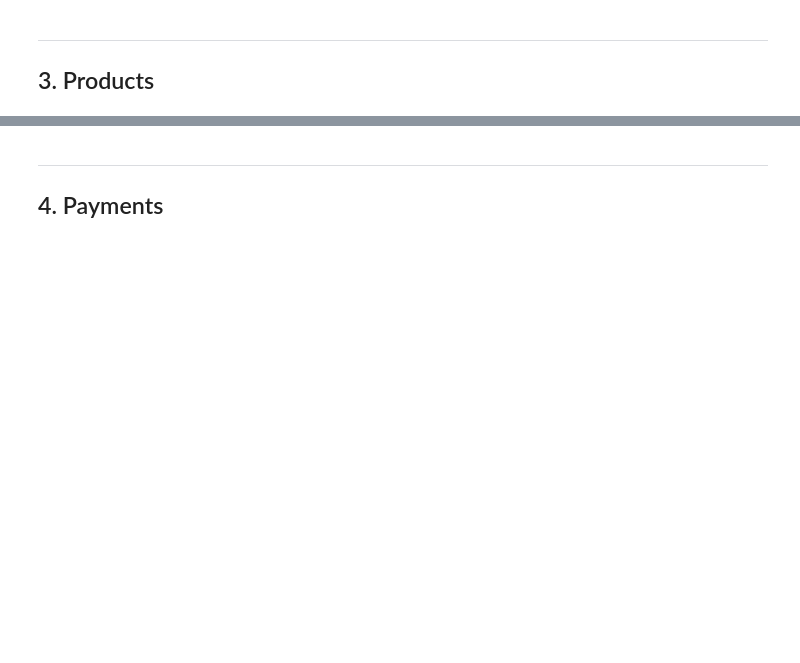
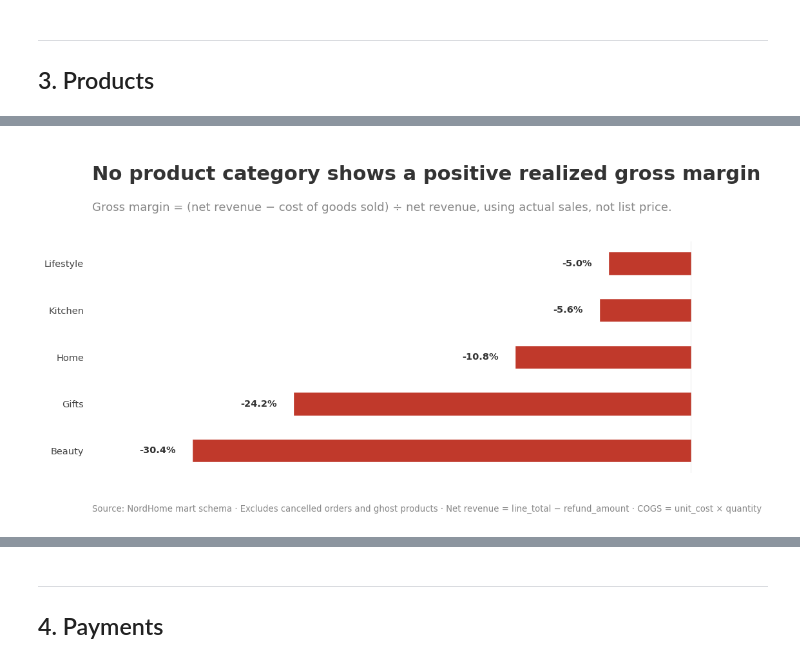
Before and after one commit to eileenheyer-cyber/nordhome_retail_analytics, a Jupyter notebook: 04_EDA/nordhome_eda.ipynb, the cells around one changed output, grey strips where cells are left out. Drawn from its saved outputs; the diff is of its cells as text; code cells hidden in the pictures; blank space fills up the shorter version.

```diff
--- a/04_EDA/nordhome_eda.ipynb
+++ b/04_EDA/nordhome_eda.ipynb
@@ -2663,0 +2555,89 @@ Lifestyle          147.68          63.11             84.57           55.46
+# %%
+import importlib
+import base_style
+importlib.reload(base_style)
+from base_style import GREY_TEXT, NEGATIVE
+
+df_margin = pd.read_sql("""
+    WITH revenue AS (
+        SELECT
+            dp.category,
+            SUM(foi.line_total)              AS gross_line_revenue,
+            SUM(dp.unit_cost * foi.quantity) AS cost_of_goods_sold
+        FROM mart.fact_order_items foi
+        JOIN mart.dim_product dp ON foi.product_key = dp.product_key
+        WHERE foi.order_status NOT IN ('Cancelled')
+          AND foi.ghost_product_flag = false
+          AND dp.category != 'Unknown'
+          AND dp.unit_cost IS NOT NULL
+        GROUP BY dp.category
+    ),
+    refunds AS (
+        SELECT
+            dp.category,
+            SUM(fr.refund_amount) AS total_refunds
+        FROM mart.fact_returns fr
+        JOIN mart.dim_product dp ON fr.product_key = dp.product_key
+        WHERE fr.ghost_product_flag = false
+          AND dp.category != 'Unknown'
+        GROUP BY dp.category
+    )
+    SELECT
+        r.category,
+        ROUND(r.gross_line_revenue::numeric, 2)                                                         AS gross_revenue,
+        ROUND(COALESCE(f.total_refunds, 0)::numeric, 2)                                                 AS total_refunds,
+        ROUND((r.gross_line_revenue - COALESCE(f.total_refunds, 0))::numeric, 2)                        AS net_revenue,
+        ROUND(r.cost_of_goods_sold::numeric, 2)                                                         AS cost_of_goods_sold,
+        ROUND((r.gross_line_revenue - COALESCE(f.total_refunds, 0) - r.cost_of_goods_sold)::numeric, 2) AS gross_profit,
+        ROUND(
+            (r.gross_line_revenue - COALESCE(f.total_refunds, 0) - r.cost_of_goods_sold)
+            / NULLIF(r.gross_line_revenue - COALESCE(f.total_refunds, 0), 0) * 100
+        ::numeric, 2) AS gross_margin_pct
+    FROM revenue r
+    LEFT JOIN refunds f ON r.category = f.category
+    ORDER BY gross_margin_pct ASC
+""", engine)
+
+fig, ax = plt.subplots(figsize=(10, 6))
+fig.subplots_adjust(left=0.05, right=0.98, top=0.72, bottom=0.12)
+
+n = len(df_margin)
+
+ax_title = fig.add_axes([0.05, 0.78, 0.90, 0.18])
+ax_title.axis("off")
+
+ax_title.text(0, 0.55, "No product category shows a positive realized gross margin",
+              transform=ax_title.transAxes, fontsize=22, fontweight="bold",
+              color="#333333", va="baseline")
+ax_title.text(0, 0.10,
+              "Gross margin = (net revenue \u2212 cost of goods sold) \u00f7 net revenue, using actual sales, not list price.",
+              transform=ax_title.transAxes, fontsize=13,
+              color=GREY_TEXT, va="baseline")
+
+ax.barh(df_margin["category"], df_margin["gross_margin_pct"], color=NEGATIVE, height=0.5)
+ax.axvline(0, color="#888888", linewidth=1)
+
+for i, value in enumerate(df_margin["gross_margin_pct"]):
+    ax.text(value - 1, i, f"{value:.1f}%", va="center", ha="right",
+            fontsize=10.5, color="#333333", fontweight="bold")
+
+ax.set_xticks([])
+ax.xaxis.grid(False)
+ax.yaxis.grid(False)
+ax.margins(x=0.2)
+for spine in ax.spines.values():
+    spine.set_visible(False)
+ax.tick_params(axis="both", labelsize=10.5, colors="#444444")
+ax.set_xlabel("")
+ax.set_ylabel("")
+
+fig.text(0.05, 0.02,
+         "Source: NordHome mart schema \u00b7 Excludes cancelled orders and ghost products \u00b7 "
+         "Net revenue = line_total \u2212 refund_amount \u00b7 COGS = unit_cost \u00d7 quantity",
+         fontsize=9.5, color=GREY_TEXT)
+
+plt.savefig("figures/gross_margin_by_category.png", dpi=150, bbox_inches="tight")
+plt.show()
+print(df_margin.to_string(index=False))
+# %% [output]
+[figure, added]
```
Also changed, not shown: parts of 55 cells of this notebook, 10 other files.
